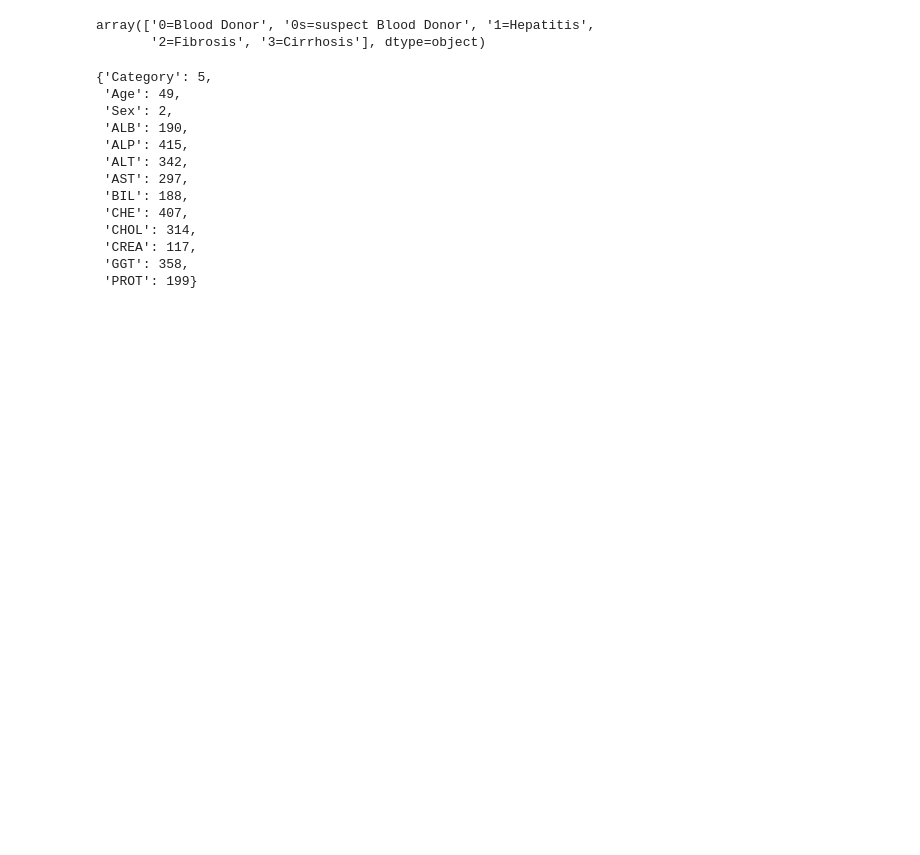
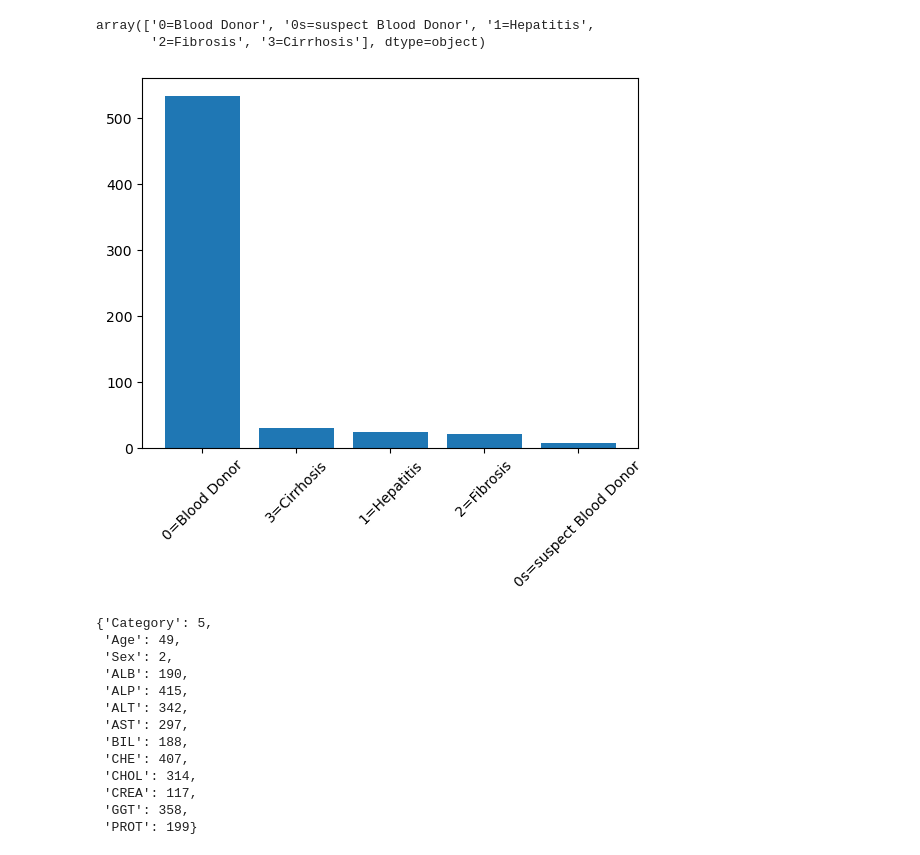
Before and after one commit to mqarmout/HCV_classification, a Jupyter notebook: model.ipynb, the cells around one changed output. Saved outputs shown, nothing was run; the diff lists cells and outputs as text; code cells hidden in the pictures; blank space fills up the shorter version.

```diff
--- a/model.ipynb
+++ b/model.ipynb
@@ -113,6 +114,14 @@ data.Category.unique()
 # %% [output]
 array(['0=Blood Donor', '0s=suspect Blood Donor', '1=Hepatitis',
        '2=Fibrosis', '3=Cirrhosis'], dtype=object)
+# %%
+data_occurences = data.groupby("Category").size().reset_index().sort_values(by=0, ascending=False)
+data_occ_df = pd.DataFrame(data_occurences)
+plt.bar(data_occurences["Category"], data_occurences[0])
+plt.xticks(rotation=45)
+plt.show()
+# %% [output]
+[figure, added]
 # %%
 # Find unique values for each column
 len_unique = {}
```
Also changed, not shown: parts of 42 cells of this notebook, 2 other files.
